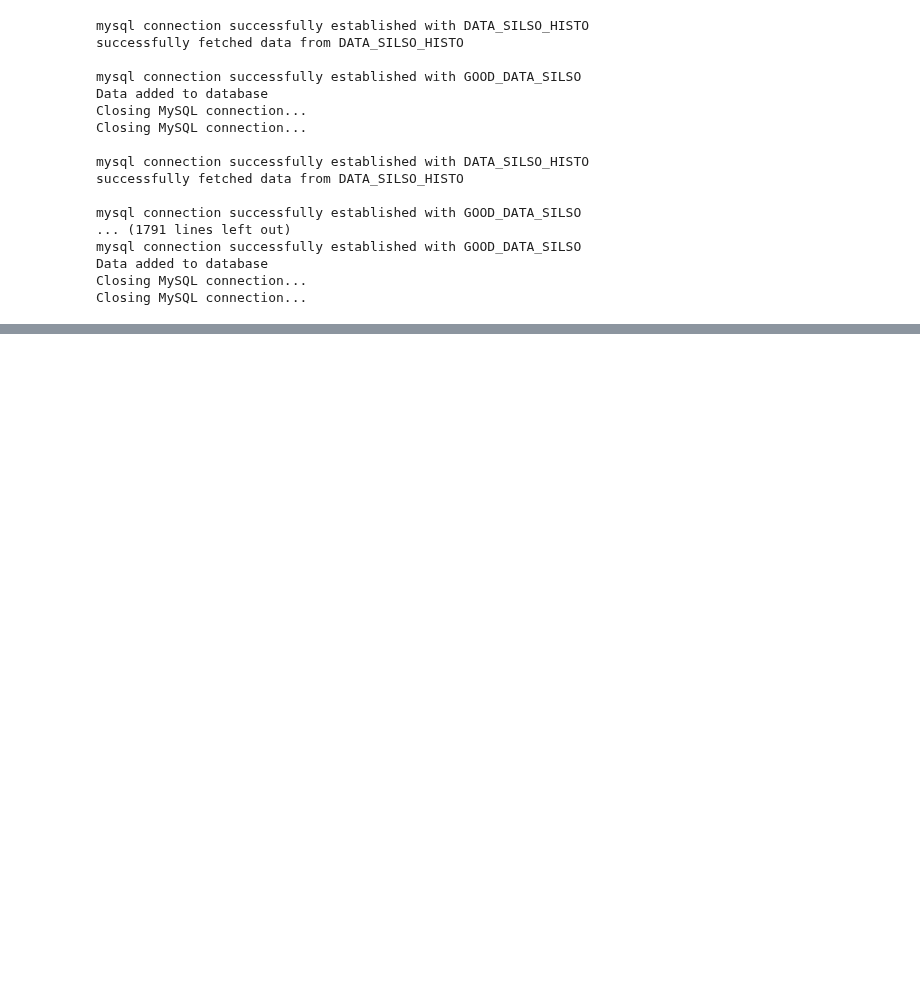
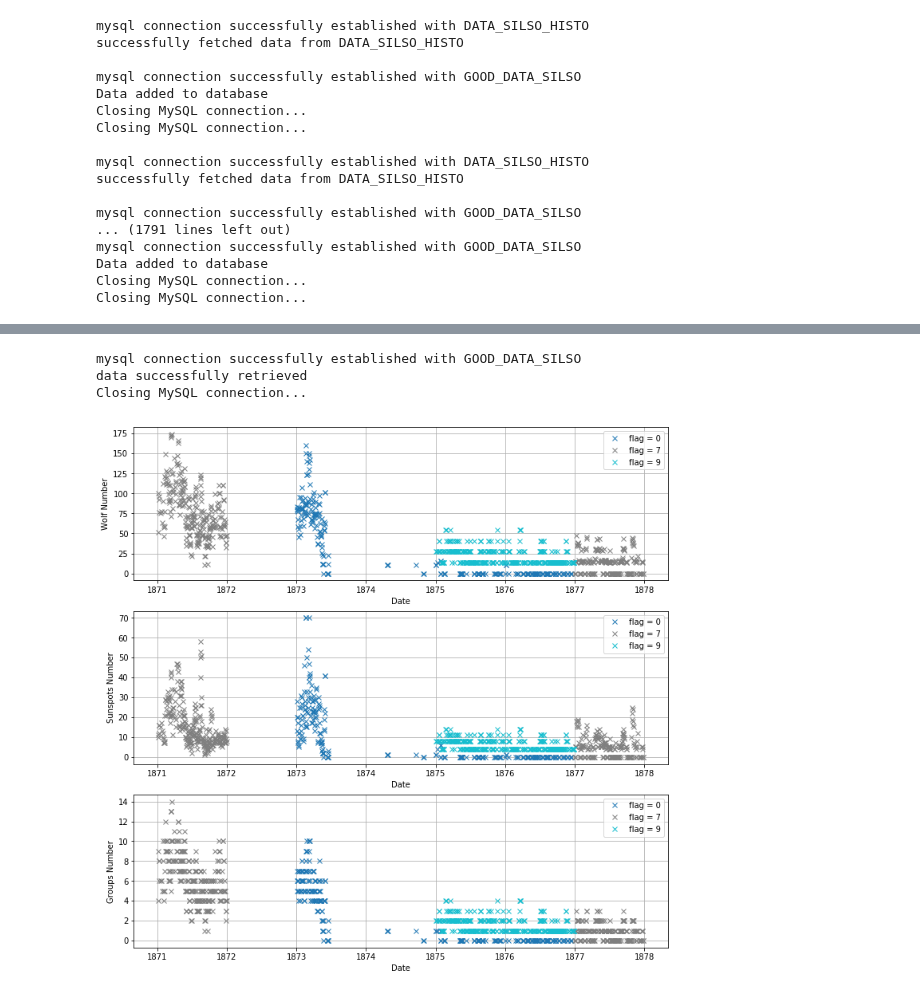
Before and after one commit to dcxSt/DATA_SILSO_HISTO_search, a Jupyter notebook: secchi_derivation.ipynb, the cells around one changed output, grey strips where cells are left out. Saved outputs shown, nothing was run; the diff lists cells and outputs as text; code cells hidden in the pictures; blank space fills up the shorter version.

Commit message:
dealing with secchi and blue

```diff
--- a/secchi_derivation.ipynb
+++ b/secchi_derivation.ipynb
@@ -200,0 +311,7 @@ Closing MySQL connection...
+# %%
+graphs_helper.display_seperate_flags_all("Secchi")
+# %% [output]
+mysql connection successfully established with GOOD_DATA_SILSO
+data successfully retrieved
+Closing MySQL connection...
+[figure, added]
```
Also changed, not shown: parts of 5 cells of this notebook, 8 other files.
